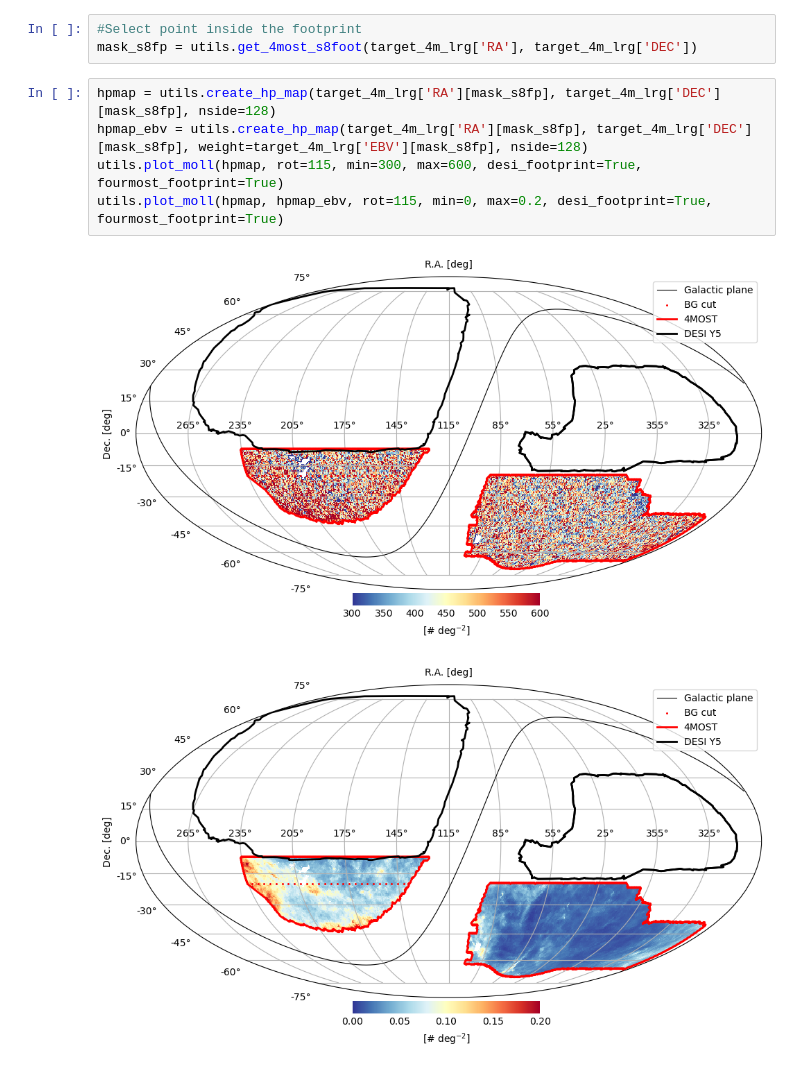
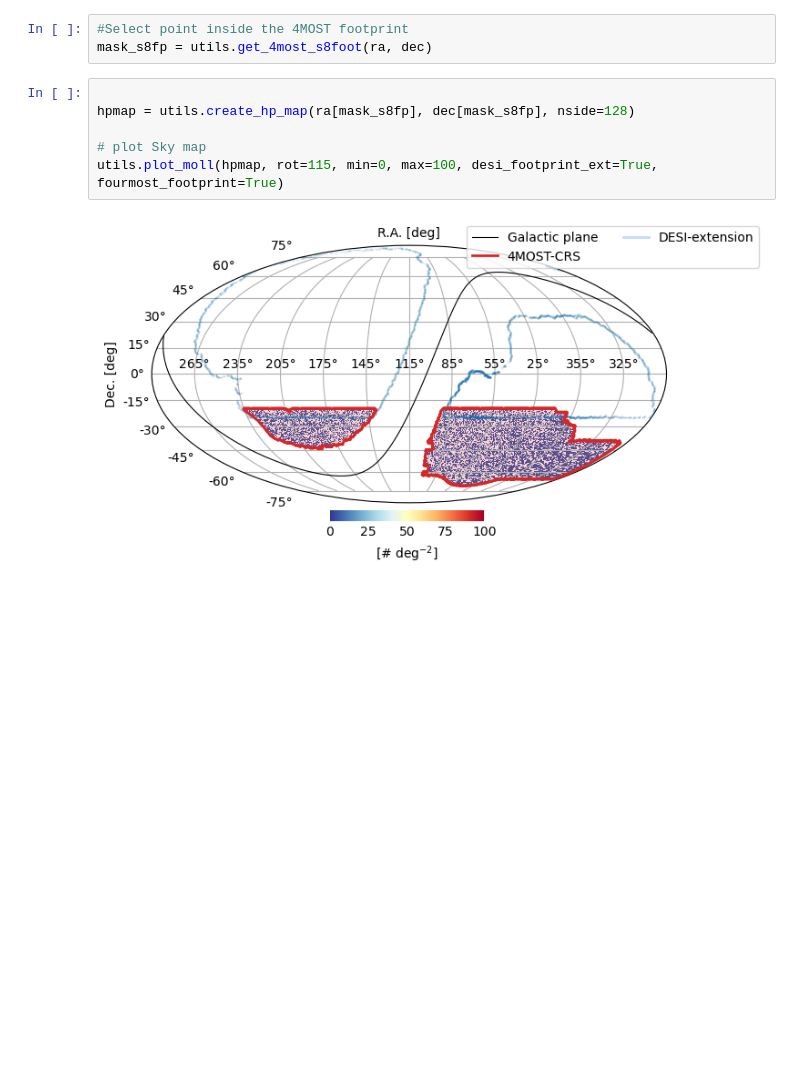
Before and after one commit to 4most-crs/4MOST_CRS_tools, a Jupyter notebook: CRStools/Tutorial_4most_CRS_footprint.ipynb, the cells around one changed output. Cells and saved outputs as stored; diff of their text form; blank space fills up the shorter version.

```diff
--- a/CRStools/Tutorial_4most_CRS_footprint.ipynb
+++ b/CRStools/Tutorial_4most_CRS_footprint.ipynb
@@ -27,13 +27,13 @@ utils.plot_moll(hpmap, hpmap_ebv, rot=110, min=0, max=0.2, desi_footprint=False,
 # %%
-#Select point inside the footprint
-mask_s8fp = utils.get_4most_s8foot(target_4m_lrg['RA'], target_4m_lrg['DEC'])
+#Select point inside the 4MOST footprint
+mask_s8fp = utils.get_4most_s8foot(ra, dec)
-# %%
-hpmap = utils.create_hp_map(target_4m_lrg['RA'][mask_s8fp], target_4m_lrg['DEC'][mask_s8fp], nside=128)
-hpmap_ebv = utils.create_hp_map(target_4m_lrg['RA'][mask_s8fp], target_4m_lrg['DEC'][mask_s8fp], weight=target_4m_lrg['EBV'][mask_s8fp], nside=128)
-utils.plot_moll(hpmap, rot=115, min=300, max=600, desi_footprint=True, fourmost_footprint=True)
-utils.plot_moll(hpmap, hpmap_ebv, rot=115, min=0, max=0.2, desi_footprint=True, fourmost_footprint=True)
-# %% [output]
-[figure, removed]
-[figure, removed]
+# %%
+
+hpmap = utils.create_hp_map(ra[mask_s8fp], dec[mask_s8fp], nside=128)
+
+# plot Sky map
+utils.plot_moll(hpmap, rot=115, min=0, max=100, desi_footprint_ext=True, fourmost_footprint=True)
+# %% [output]
+[figure, added]
 # %%
 utils.get_4most_skyaera()
```
Also changed, not shown: parts of 14 cells of this notebook, 8 other files.
